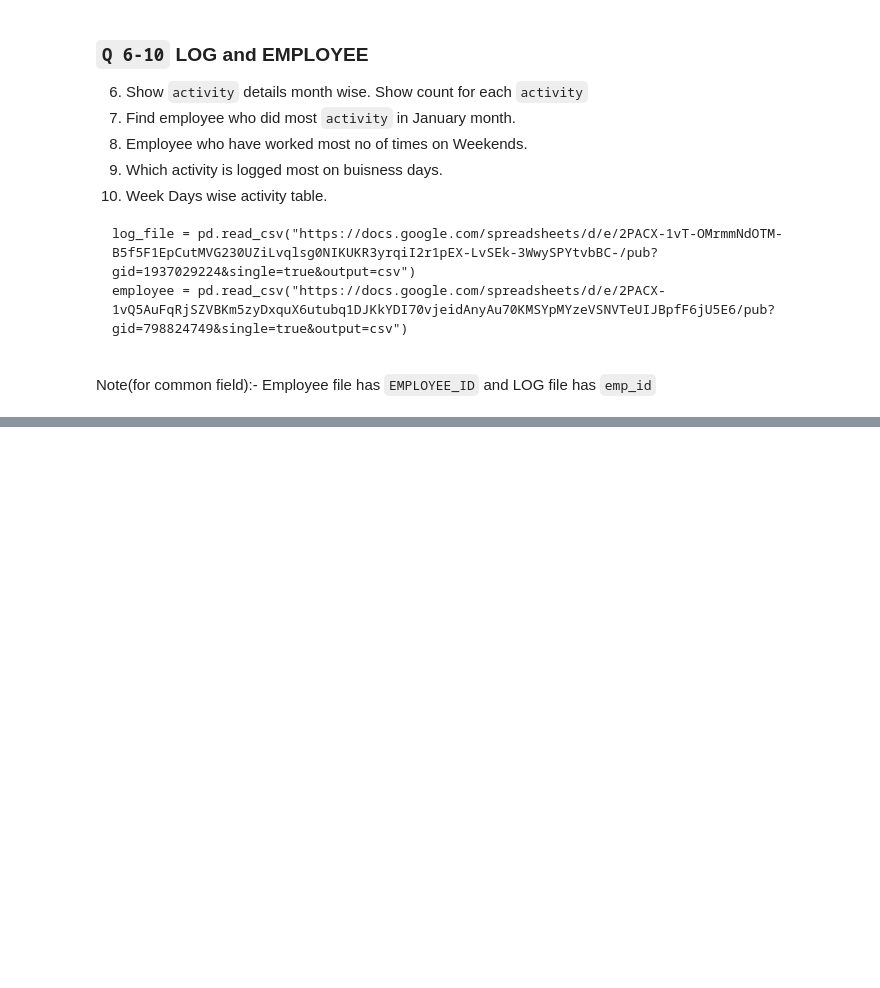
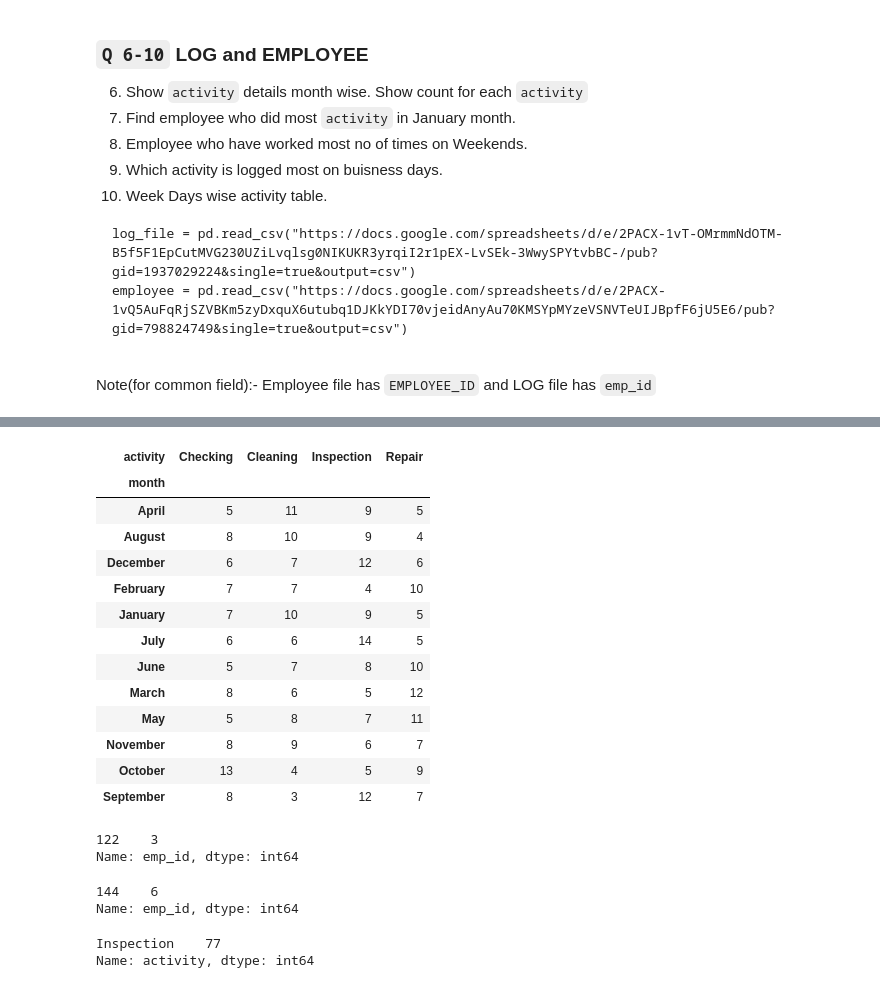
Before and after one commit to khadar786/CampusX, a Jupyter notebook: Tasks/task-22.ipynb, the cells around one changed output, grey strips where cells are left out. Saved outputs shown, nothing was run; the diff lists cells and outputs as text; code cells hidden in the pictures; blank space fills up the shorter version.

```diff
--- a/Tasks/task-22.ipynb
+++ b/Tasks/task-22.ipynb
@@ -308,0 +337,36 @@ employee = pd.read_csv("https://docs.google.com/spreadsheets/d/e/2PACX-1vQ5AuFqR
+# %%
+#6.Show activity details month wise. Show count for each activity
+log_file.pivot_table(index='month',columns='activity',aggfunc='count')['Log_ID']
+# %% [output]
+| activity | Checking | Cleaning | Inspection | Repair |
+| month |  |  |  |  |
+| April | 5 | 11 | 9 | 5 |
+| August | 8 | 10 | 9 | 4 |
+| December | 6 | 7 | 12 | 6 |
+| February | 7 | 7 | 4 | 10 |
+| January | 7 | 10 | 9 | 5 |
+| July | 6 | 6 | 14 | 5 |
+| June | 5 | 7 | 8 | 10 |
+| March | 8 | 6 | 5 | 12 |
+| May | 5 | 8 | 7 | 11 |
+| November | 8 | 9 | 6 | 7 |
+| October | 13 | 4 | 5 | 9 |
+| September | 8 | 3 | 12 | 7 |
+# %%
+#7.Find employee who did most activity in January month.
+log_file.query('month=="January"')['emp_id'].value_counts().head(1)
+# %% [output]
+122    3
+Name: emp_id, dtype: int64
+# %%
+#8.Employee who have worked most no of times on Weekends.
+log_file[log_file['dt'].dt.day_of_week>4]['emp_id'].value_counts().head(1)
+# %% [output]
+144    6
+Name: emp_id, dtype: int64
+# %%
+#9.Which activity is logged most on buisness days.
+log_file[log_file['dt'].dt.day_of_week<=4]['activity'].value_counts().head(1)
+# %% [output]
+Inspection    77
+Name: activity, dtype: int64
```
Also changed, not shown: parts of 6 cells of this notebook.
